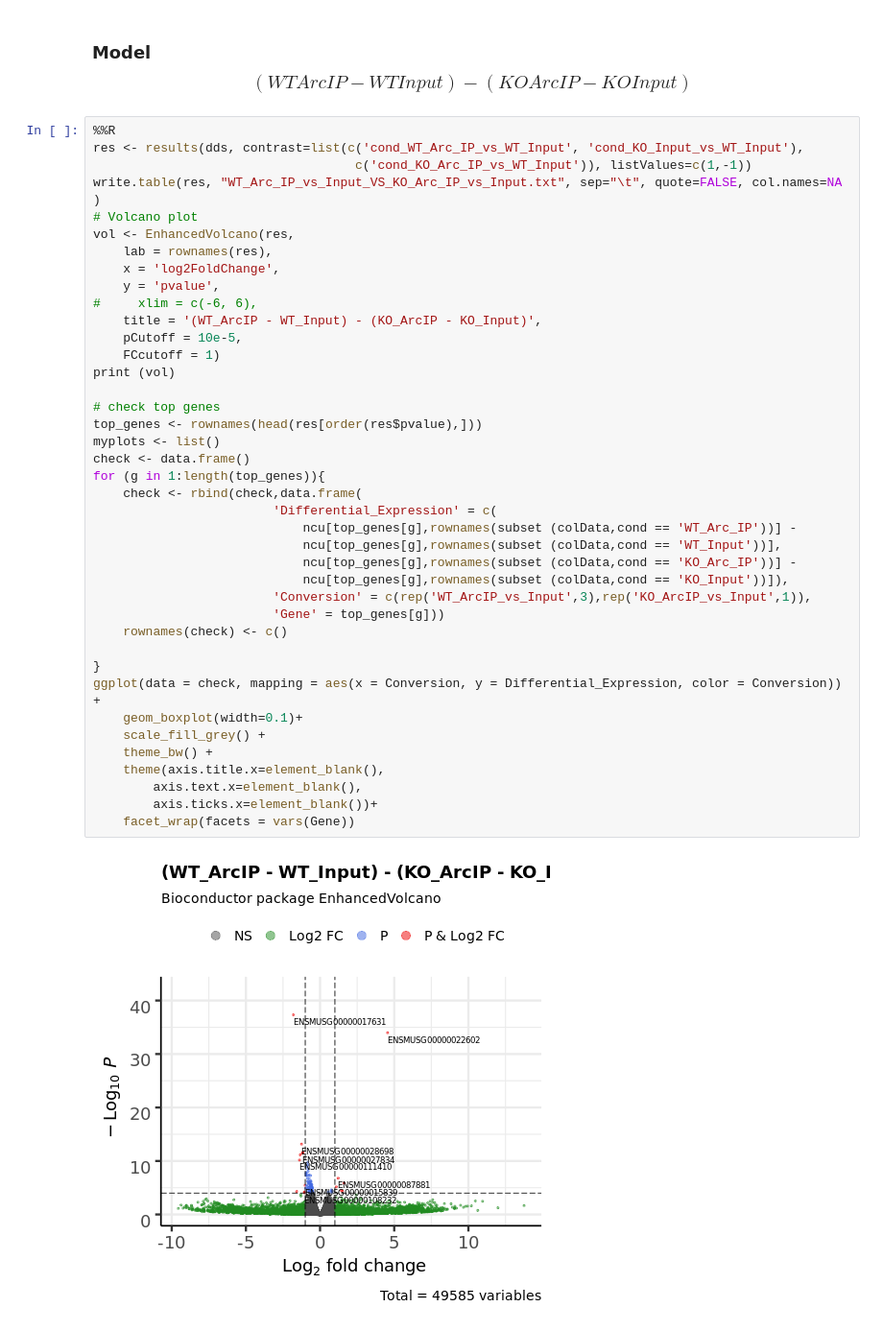
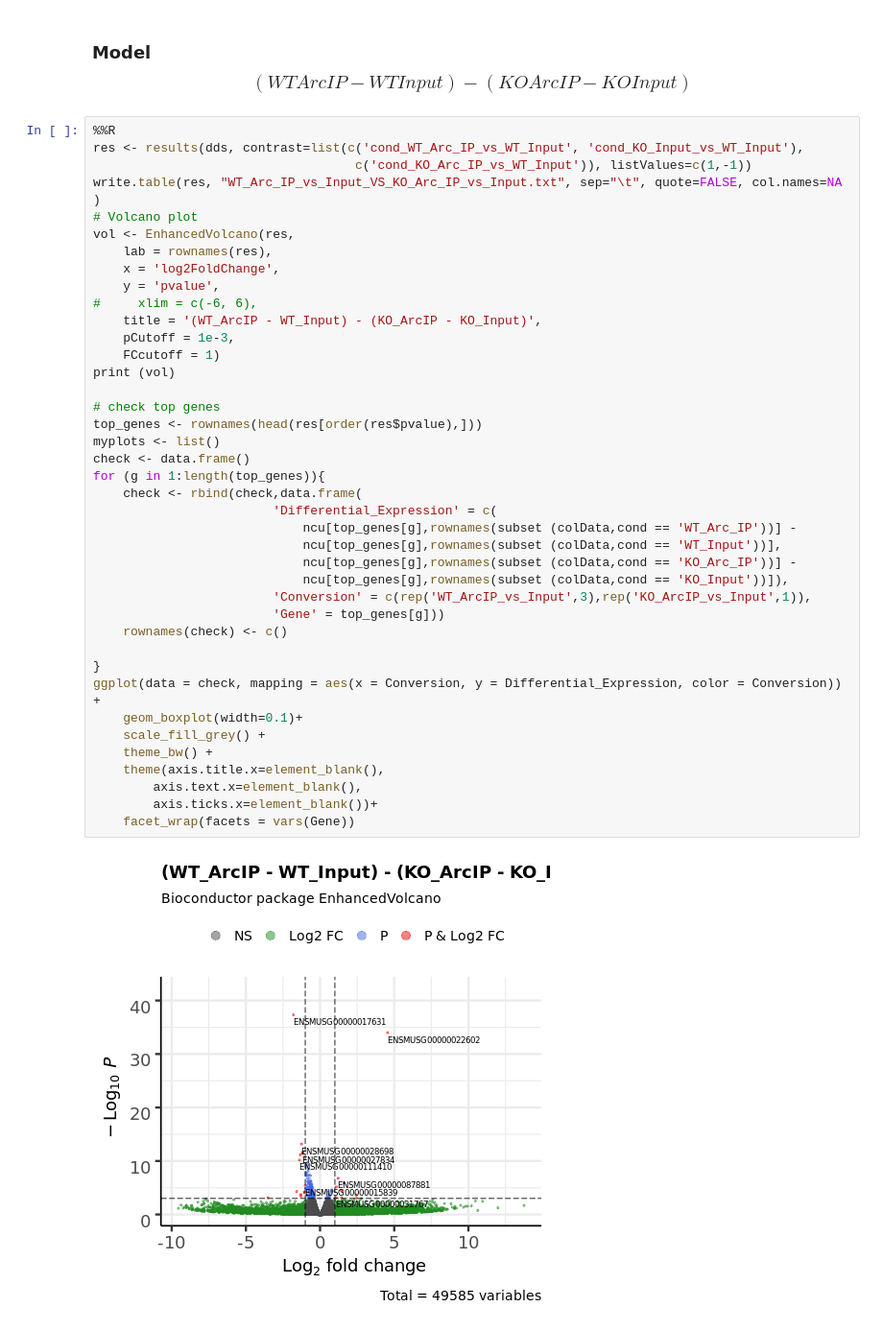
Before and after one commit to goodarzilab/Abe, a Jupyter notebook: Jason/Jason_notebook.ipynb, the cells around one changed output. Shown at 96% size. Cells and saved outputs as stored; diff of their text form.

```diff
--- a/Jason/Jason_notebook.ipynb
+++ b/Jason/Jason_notebook.ipynb
@@ -188,36 +195,36 @@ vol <- EnhancedVolcano(res,
     y = 'pvalue',
 #     xlim = c(-6, 6),
     title = '(WT_ArcIP - WT_Input) - (KO_ArcIP - KO_Input)',
-    pCutoff = 10e-5,
+    pCutoff = 1e-3,
     FCcutoff = 1)
 print (vol)
 
 # check top genes
 top_genes <- rownames(head(res[order(res$pvalue),]))
 myplots <- list()
 check <- data.frame()
 for (g in 1:length(top_genes)){
     check <- rbind(check,data.frame(
                         'Differential_Expression' = c(
                             ncu[top_genes[g],rownames(subset (colData,cond == 'WT_Arc_IP'))] -
                             ncu[top_genes[g],rownames(subset (colData,cond == 'WT_Input'))],
                             ncu[top_genes[g],rownames(subset (colData,cond == 'KO_Arc_IP'))] -
                             ncu[top_genes[g],rownames(subset (colData,cond == 'KO_Input'))]),
                         'Conversion' = c(rep('WT_ArcIP_vs_Input',3),rep('KO_ArcIP_vs_Input',1)),
                         'Gene' = top_genes[g]))
     rownames(check) <- c()
 
 }
 ggplot(data = check, mapping = aes(x = Conversion, y = Differential_Expression, color = Conversion)) +
     geom_boxplot(width=0.1)+
     scale_fill_grey() +
     theme_bw() +
     theme(axis.title.x=element_blank(),
         axis.text.x=element_blank(),
         axis.ticks.x=element_blank())+
     facet_wrap(facets = vars(Gene))
 # %% [output]
-[figure, old version]
+[figure, new version]
 [figure]
 # %%
 %%R
```
Also changed, not shown: parts of 27 cells of this notebook, 5 other files.
